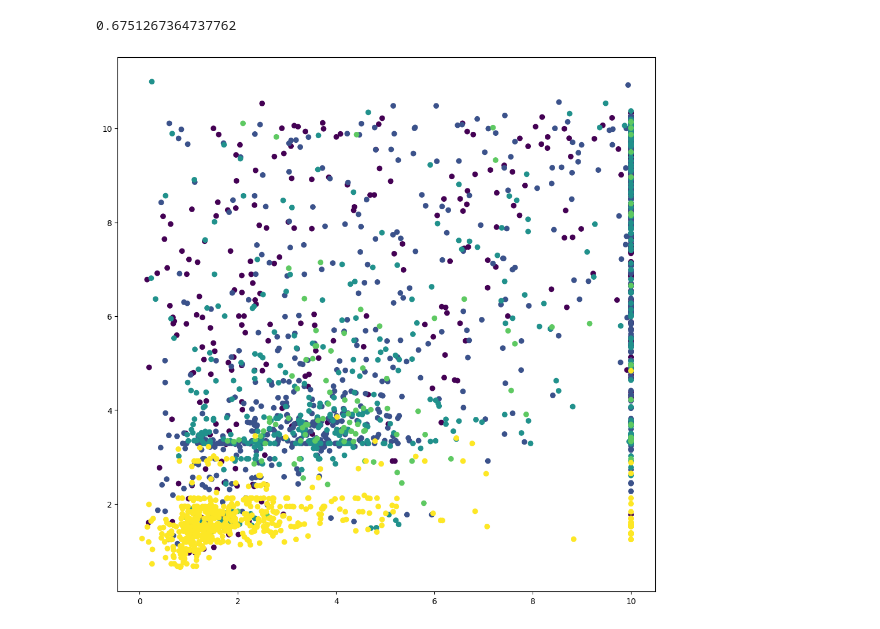
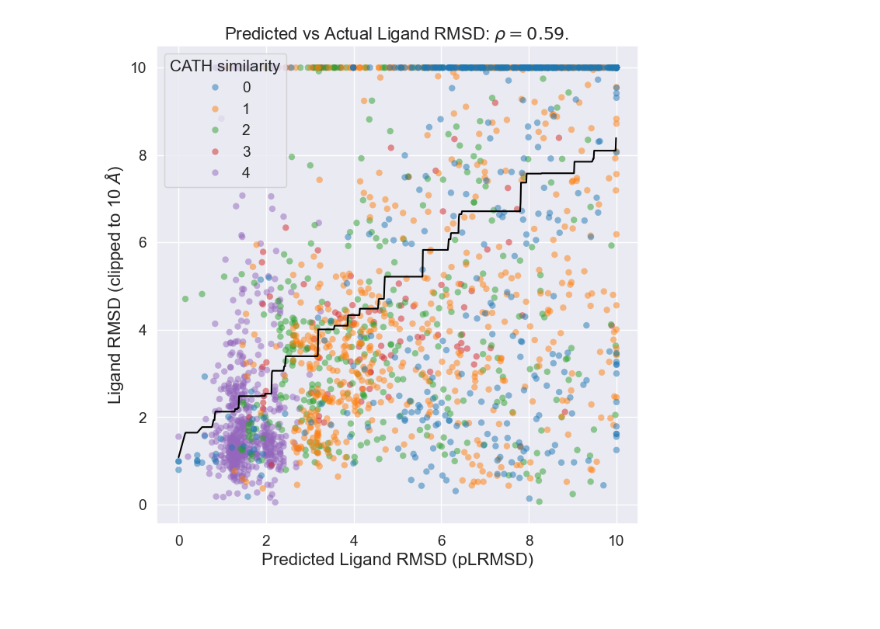
Before and after one commit to hagairavid18/LocAlign, a Jupyter notebook: notebooks/train_calibration_model.ipynb, the cells around one changed output. Saved outputs shown, nothing was run; the diff lists cells and outputs as text; code cells hidden in the pictures.

Commit message:
Support for eLRMSD sorting

```diff
--- a/notebooks/train_calibration_model.ipynb
+++ b/notebooks/train_calibration_model.ipynb
@@ -98,11 +102,51 @@ grid_search.best_params_
-# %%
-predictions = regressor.predict(X)
-z = table['cath_degree']
-fig, ax = plt.subplots(figsize=(12,12))
-plt.scatter(y,predictions,c=z )
-# sns.swarmplot(x=y_test,y=predictions,hue=z_test);
-print(np.corrcoef(y,predictions)[0,1])
-plt.show()
-# %% [output]
-0.6751267364737762
-[figure, removed]
+# %%
+from sklearn.model_selection import cross_val_predict
+import seaborn as sns
+from sklearn.isotonic import IsotonicRegression
+
+
+plots_folder = '../plots/calibration_model/baseline/'
+os.makedirs(plots_folder,exist_ok=True)
+
+figsize = 8
+fs = figsize * 2
+
+cross_val_split = GroupKFold(n_splits=5,shuffle=True,random_state=5)
+cv_generator = cross_val_split.split(X=X, y=y, groups=groups)
+
+regressor_cv = HistGradientBoostingRegressor(loss='absolute_error',
+                                          interaction_cst='no_interactions',
+                                          monotonic_cst=monotonic_constraint,
+                                          **grid_search.best_params_
+                                          )
+
+
+cv_predictions = cross_val_predict(estimator=regressor_cv,X=X,y=y,groups=groups)
+
+new_table = pd.DataFrame({'LRMSD': y, 'pLRMSD': np.clip(cv_predictions,0,10.),
+             'CATH similarity':table['cath_degree'],
+             })
+new_table = new_table.sort_values(by='CATH similarity',ascending=False)
+
+
+isotonic_fit = IsotonicRegression()
+isotonic_fit.fit( new_table['pLRMSD'], new_table['LRMSD'] )
+
+x_trend = np.arange(0,10,0.01)
+y_trend = isotonic_fit.predict(x_trend[:,None])
+
+fig, ax = plt.subplots(figsize=(figsize,figsize))
+sns.set(font_scale=1.25)
+sns.scatterplot(data=new_table,x='pLRMSD',y='LRMSD',
+                hue='CATH similarity', palette='tab10',alpha=0.5,edgecolor="none")
+
+r,_ = spearmanr( new_table['pLRMSD'],new_table['LRMSD'])
+ax.plot(x_trend,y_trend,c='black')
+ax.set_title(f'Predicted vs Actual Ligand RMSD: $\\rho={r:.2f}$. ',fontsize=fs)
+ax.set_xlabel('Predicted Ligand RMSD (pLRMSD)',fontsize=fs)
+ax.set_ylabel('Ligand RMSD (clipped to 10 $\AA$)',fontsize=fs)
+
+
+plt.savefig(os.path.join(plots_folder, 'pLRMSD_vs_LRMSD.png'),dpi=300)
+# %% [output]
+[figure, added]
```
Also changed, not shown: parts of 23 cells of this notebook, 3 other files.
